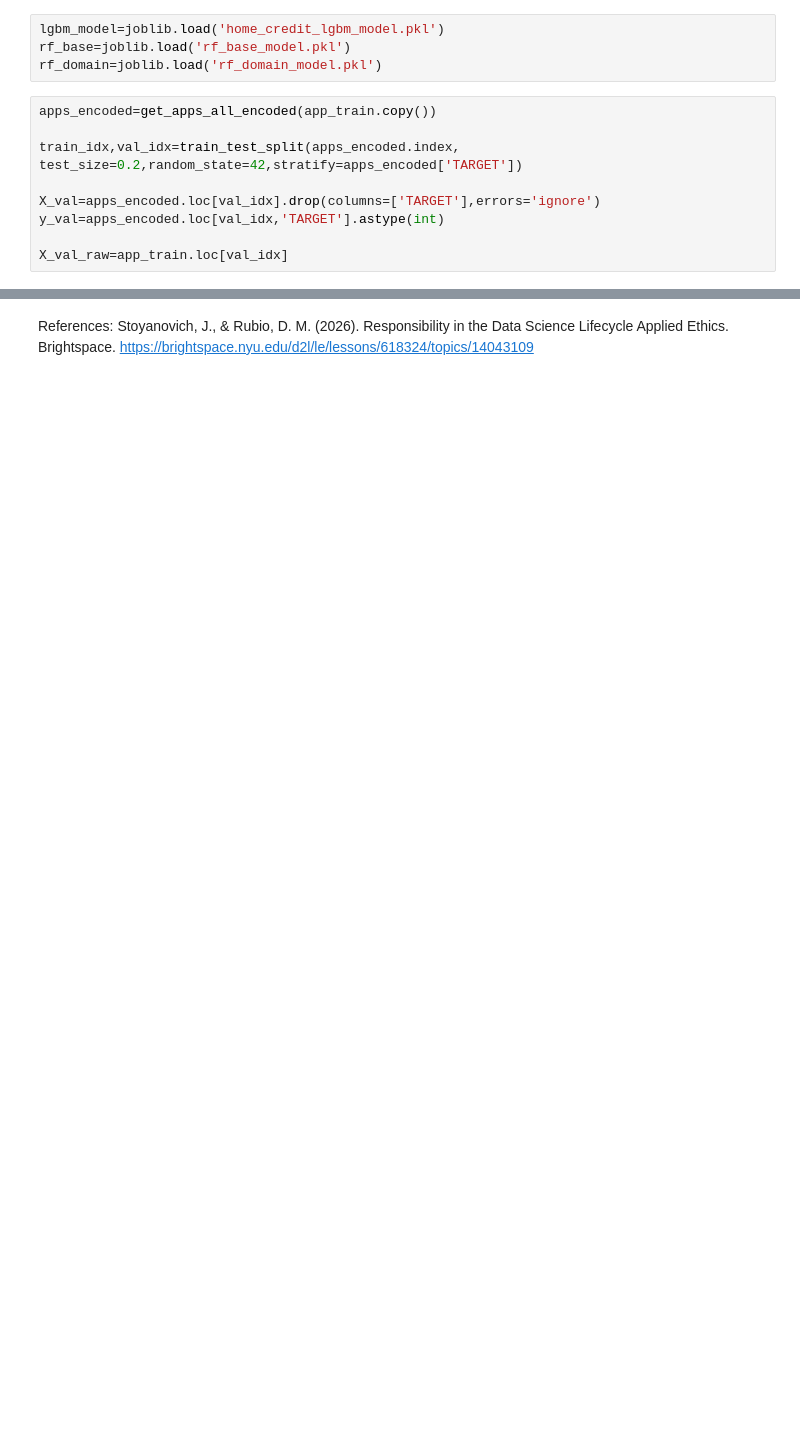
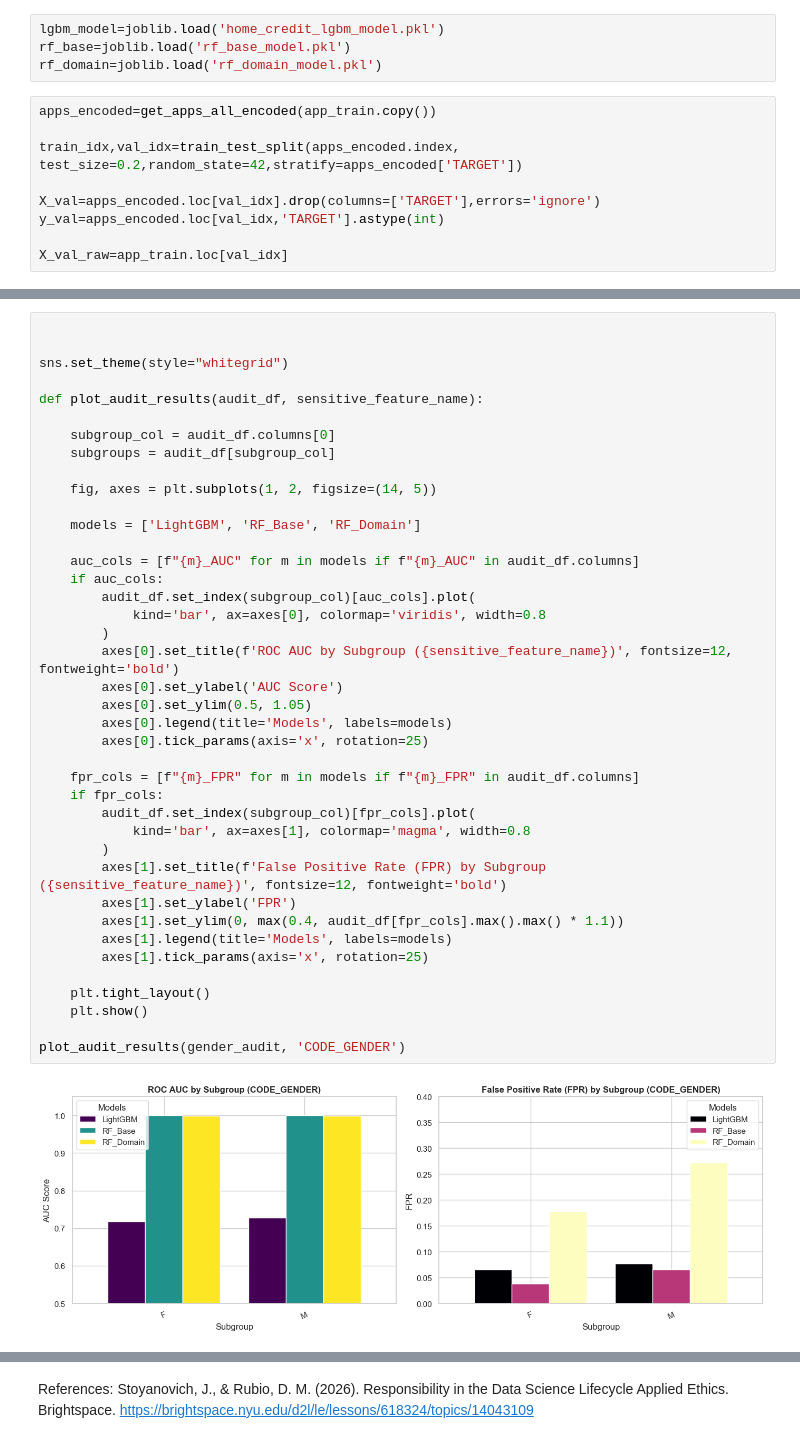
Before and after one commit to eh3285/audit-home, a Jupyter notebook: lightgbm/jenny_audit_notebook.ipynb, the cells around one changed output, grey strips where cells are left out. Cells and saved outputs as stored; diff of their text form; blank space fills up the shorter version.

```diff
--- a/lightgbm/jenny_audit_notebook.ipynb
+++ b/lightgbm/jenny_audit_notebook.ipynb
@@ -1368,0 +1419,42 @@ display(education_audit)
+# %%
+
+
+sns.set_theme(style="whitegrid")
+
+def plot_audit_results(audit_df, sensitive_feature_name):
+
+    subgroup_col = audit_df.columns[0]
+    subgroups = audit_df[subgroup_col]
+
+    fig, axes = plt.subplots(1, 2, figsize=(14, 5))
+
+    models = ['LightGBM', 'RF_Base', 'RF_Domain']
+
+    auc_cols = [f"{m}_AUC" for m in models if f"{m}_AUC" in audit_df.columns]
+    if auc_cols:
+        audit_df.set_index(subgroup_col)[auc_cols].plot(
+            kind='bar', ax=axes[0], colormap='viridis', width=0.8
+        )
+        axes[0].set_title(f'ROC AUC by Subgroup ({sensitive_feature_name})', fontsize=12, fontweight='bold')
+        axes[0].set_ylabel('AUC Score')
+        axes[0].set_ylim(0.5, 1.05)
+        axes[0].legend(title='Models', labels=models)
+        axes[0].tick_params(axis='x', rotation=25)
+
+    fpr_cols = [f"{m}_FPR" for m in models if f"{m}_FPR" in audit_df.columns]
+    if fpr_cols:
+        audit_df.set_index(subgroup_col)[fpr_cols].plot(
+            kind='bar', ax=axes[1], colormap='magma', width=0.8
+        )
+        axes[1].set_title(f'False Positive Rate (FPR) by Subgroup ({sensitive_feature_name})', fontsize=12, fontweight='bold')
+        axes[1].set_ylabel('FPR')
+        axes[1].set_ylim(0, max(0.4, audit_df[fpr_cols].max().max() * 1.1))
+        axes[1].legend(title='Models', labels=models)
+        axes[1].tick_params(axis='x', rotation=25)
+
+    plt.tight_layout()
+    plt.show()
+
+plot_audit_results(gender_audit, 'CODE_GENDER')
+# %% [output]
+[figure, added]
```
Also changed, not shown: parts of 33 cells of this notebook.
